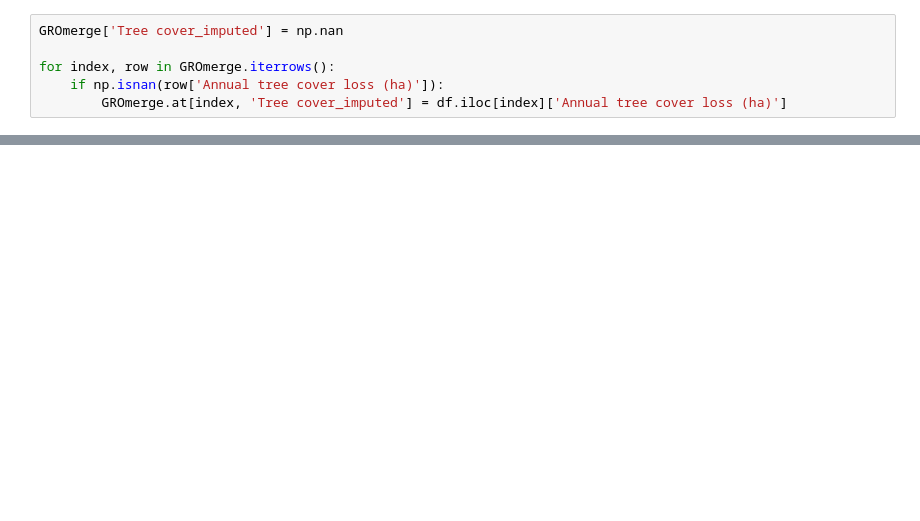
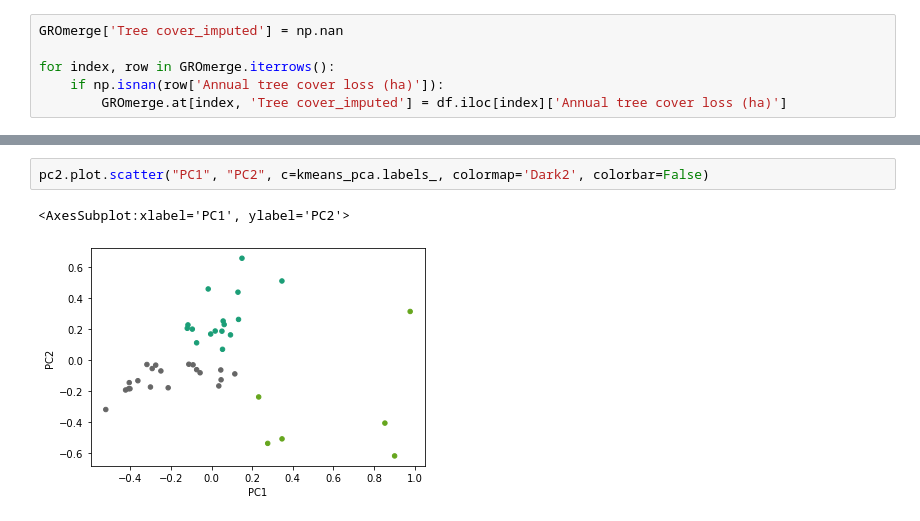
Before and after one commit to eimbloom/Test, a Jupyter notebook: Nearest.ipynb, the cells around one changed output, grey strips where cells are left out. Drawn from its saved outputs; the diff is of its cells as text; blank space fills up the shorter version.

```diff
--- a/Nearest.ipynb
+++ b/Nearest.ipynb
@@ -1747,0 +1777,5 @@ comp
+# %%
+pc2.plot.scatter("PC1", "PC2", c=kmeans_pca.labels_, colormap='Dark2', colorbar=False)
+# %% [output]
+<AxesSubplot:xlabel='PC1', ylabel='PC2'>
+[figure, added]
```
Also changed, not shown: parts of 82 cells of this notebook.
